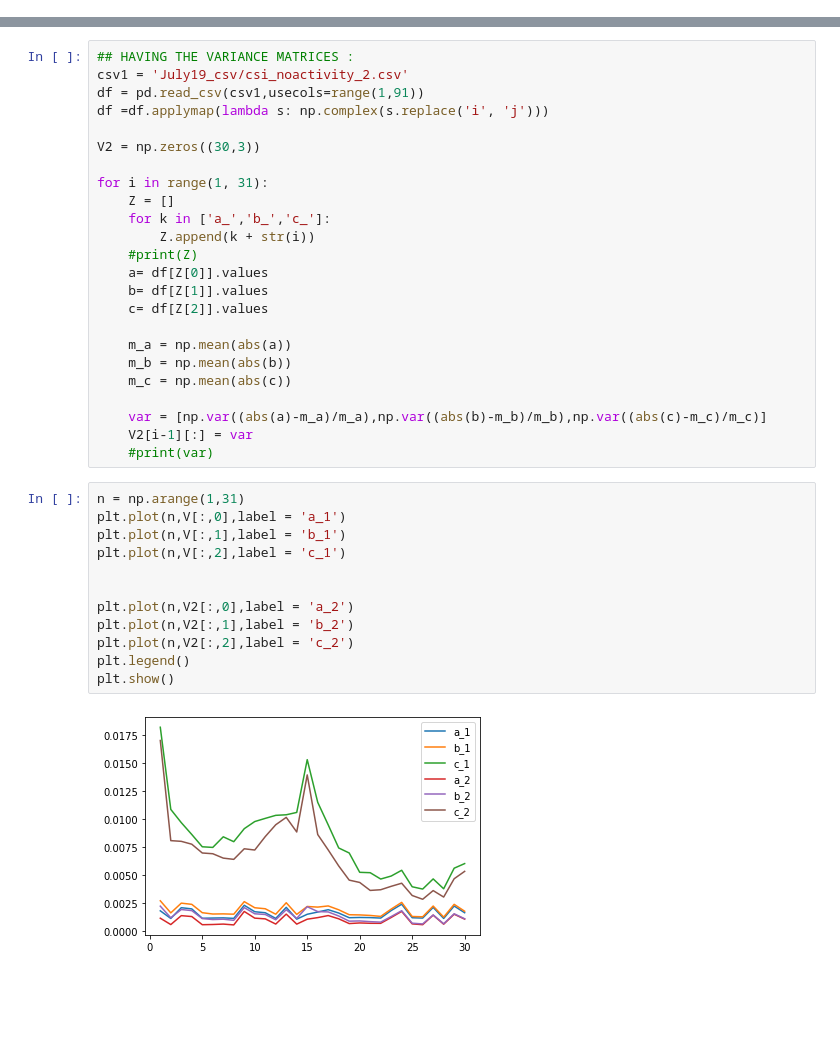
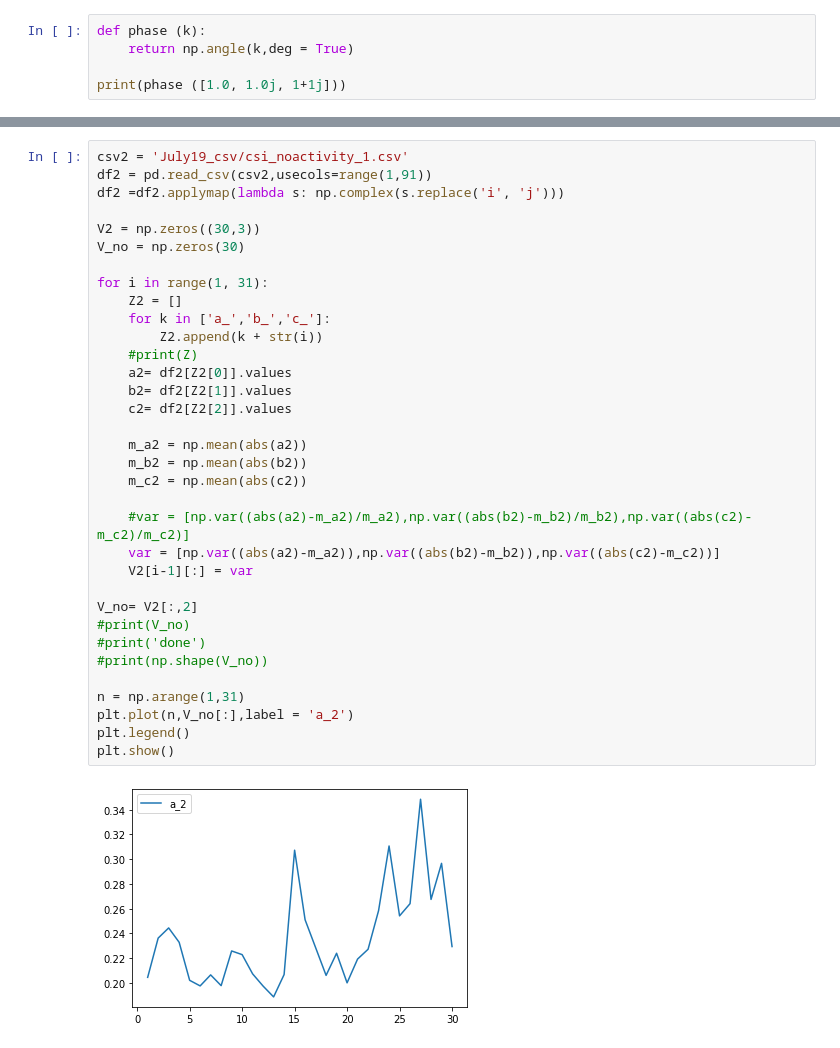
Before and after one commit to Surya291/WiFi_Sensing, a Jupyter notebook: Analysis.ipynb, the cells around one changed output, grey strips where cells are left out. Drawn from its saved outputs; the diff is of its cells as text; blank space fills up the shorter version.

```diff
--- a/Analysis.ipynb
+++ b/Analysis.ipynb
@@ -67,0 +146,5 @@ for i in range(1, 31):
+# %%
+def phase (k):
+    return np.angle(k,deg = True)
+
+print(phase ([1.0, 1.0j, 1+1j]))
@@ -68,38 +223,36 @@ for i in range(1, 31):
 # %%
-## HAVING THE VARIANCE MATRICES :
-csv1 = 'July19_csv/csi_noactivity_2.csv'
-df = pd.read_csv(csv1,usecols=range(1,91))
-df =df.applymap(lambda s: np.complex(s.replace('i', 'j')))
+csv2 = 'July19_csv/csi_noactivity_1.csv'
+df2 = pd.read_csv(csv2,usecols=range(1,91))
+df2 =df2.applymap(lambda s: np.complex(s.replace('i', 'j')))
 
 V2 = np.zeros((30,3))
+V_no = np.zeros(30)
 
 for i in range(1, 31):
-    Z = []
+    Z2 = []
     for k in ['a_','b_','c_']:
-        Z.append(k + str(i))
+        Z2.append(k + str(i))
     #print(Z)
-    a= df[Z[0]].values
-    b= df[Z[1]].values
-    c= df[Z[2]].values
+    a2= df2[Z2[0]].values
+    b2= df2[Z2[1]].values
+    c2= df2[Z2[2]].values
 
-    m_a = np.mean(abs(a))
-    m_b = np.mean(abs(b))
-    m_c = np.mean(abs(c))
+    m_a2 = np.mean(abs(a2))
+    m_b2 = np.mean(abs(b2))
+    m_c2 = np.mean(abs(c2))
 
-    var = [np.var((abs(a)-m_a)/m_a),np.var((abs(b)-m_b)/m_b),np.var((abs(c)-m_c)/m_c)]
+    #var = [np.var((abs(a2)-m_a2)/m_a2),np.var((abs(b2)-m_b2)/m_b2),np.var((abs(c2)-m_c2)/m_c2)]
+    var = [np.var((abs(a2)-m_a2)),np.var((abs(b2)-m_b2)),np.var((abs(c2)-m_c2))]
     V2[i-1][:] = var
-    #print(var)
+
+V_no= V2[:,2]
+#print(V_no)
+#print('done')
+#print(np.shape(V_no))
+
+n = np.arange(1,31)
+plt.plot(n,V_no[:],label = 'a_2')
+plt.legend()
+plt.show()
+# %% [output]
+[figure, added]
-# %%
-n = np.arange(1,31)
-plt.plot(n,V[:,0],label = 'a_1')
-plt.plot(n,V[:,1],label = 'b_1')
-plt.plot(n,V[:,2],label = 'c_1')
-
-
-plt.plot(n,V2[:,0],label = 'a_2')
-plt.plot(n,V2[:,1],label = 'b_2')
-plt.plot(n,V2[:,2],label = 'c_2')
-plt.legend()
-plt.show()
-# %% [output]
-[figure, removed]
```
Also changed, not shown: parts of 15 cells of this notebook, 3 other files.
